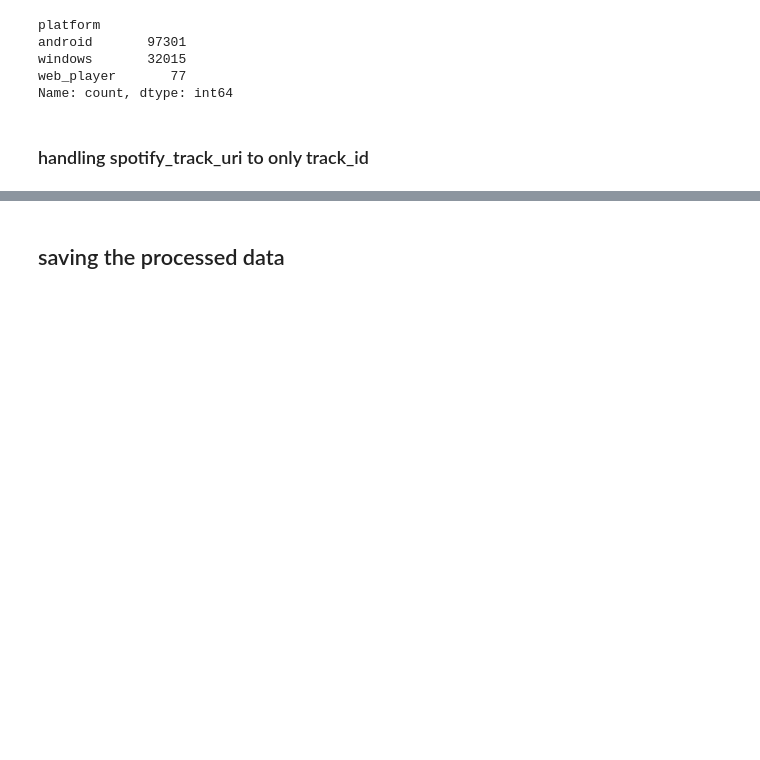
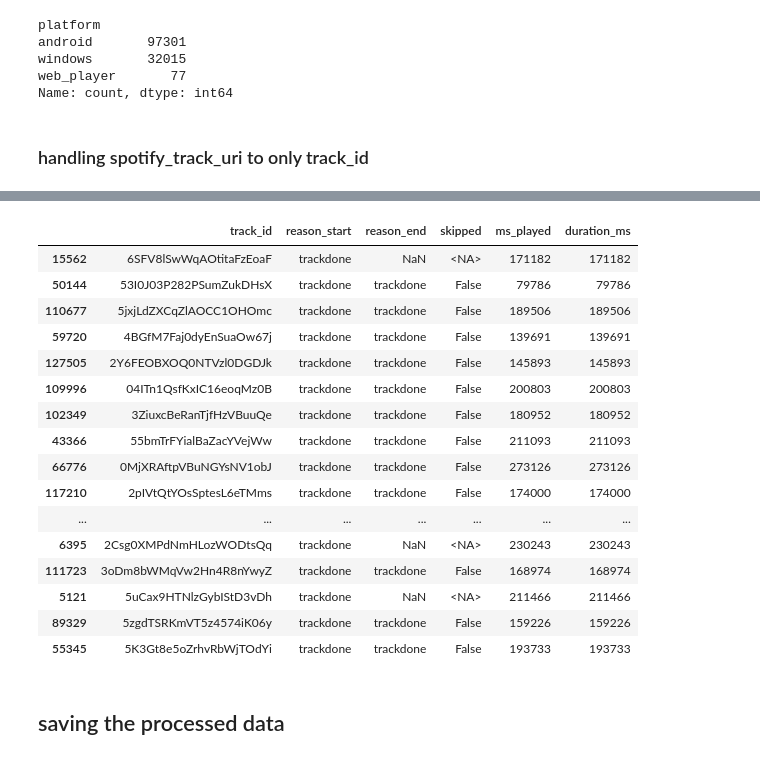
Before and after one commit to nazhifkojaz/Spotify-Analysis-Data-Collection-, a Jupyter notebook: data_preprocessing.ipynb, the cells around one changed output, grey strips where cells are left out. Drawn from its saved outputs; the diff is of its cells as text; code cells hidden in the pictures; blank space fills up the shorter version.

```diff
--- a/data_preprocessing.ipynb
+++ b/data_preprocessing.ipynb
@@ -486,0 +518,12 @@ there are few things that we need to do here:
+# %%
+# Define a function to fill NaN in 'skipped' based on 'reason_end'
+def fill_skipped(row):
+    if pd.isna(row['skipped']):
+        if row['reason_end'] in ['fwdbtn', 'backbtn', 'endplay']:
+            return True
+        elif row['reason_end'] in ['logout', 'remote', 'trackdone', 'trackerror', 'unexpected-exit', 'unexpected-exit-while-paused']:
+            return False
+    return row['skipped'] # Return the original value if not NaN or reason_end is not in the specified list
+
+# Apply the function row by row
+tracks_df['skipped'] = tracks_df.apply(fill_skipped, axis=1)
@@ -487,3 +625,23 @@ there are few things that we need to do here:
+# %%
+tracks_df[tracks_df['ms_played'] == tracks_df['duration_ms']][['track_id', 'reason_start', 'reason_end', 'skipped', 'ms_played', 'duration_ms']].sample(50)
+# %% [output]
+|  | track_id | reason_start | reason_end | skipped | ms_played | duration_ms |
+| 15562 | 6SFV8lSwWqAOtitaFzEoaF | trackdone | NaN | <NA> | 171182 | 171182 |
+| 50144 | 53I0J03P282PSumZukDHsX | trackdone | trackdone | False | 79786 | 79786 |
+| 110677 | 5jxjLdZXCqZlAOCC1OHOmc | trackdone | trackdone | False | 189506 | 189506 |
+| 59720 | 4BGfM7Faj0dyEnSuaOw67j | trackdone | trackdone | False | 139691 | 139691 |
+| 127505 | 2Y6FEOBXOQ0NTVzl0DGDJk | trackdone | trackdone | False | 145893 | 145893 |
+| 109996 | 04ITn1QsfKxIC16eoqMz0B | trackdone | trackdone | False | 200803 | 200803 |
+| 102349 | 3ZiuxcBeRanTjfHzVBuuQe | trackdone | trackdone | False | 180952 | 180952 |
+| 43366 | 55bmTrFYialBaZacYVejWw | trackdone | trackdone | False | 211093 | 211093 |
+| 66776 | 0MjXRAftpVBuNGYsNV1obJ | trackdone | trackdone | False | 273126 | 273126 |
+| 117210 | 2pIVtQtYOsSptesL6eTMms | trackdone | trackdone | False | 174000 | 174000 |
+| ... | ... | ... | ... | ... | ... | ... |
+| 6395 | 2Csg0XMPdNmHLozWODtsQq | trackdone | NaN | <NA> | 230243 | 230243 |
+| 111723 | 3oDm8bWMqVw2Hn4R8nYwyZ | trackdone | trackdone | False | 168974 | 168974 |
+| 5121 | 5uCax9HTNlzGybIStD3vDh | trackdone | NaN | <NA> | 211466 | 211466 |
+| 89329 | 5zgdTSRKmVT5z4574iK06y | trackdone | trackdone | False | 159226 | 159226 |
+| 55345 | 5K3Gt8e5oZrhvRbWjTOdYi | trackdone | trackdone | False | 193733 | 193733 |
 # %% [markdown]
 ## saving the processed data
 # %%
```
Also changed, not shown: parts of 39 cells of this notebook, 1 other file.
